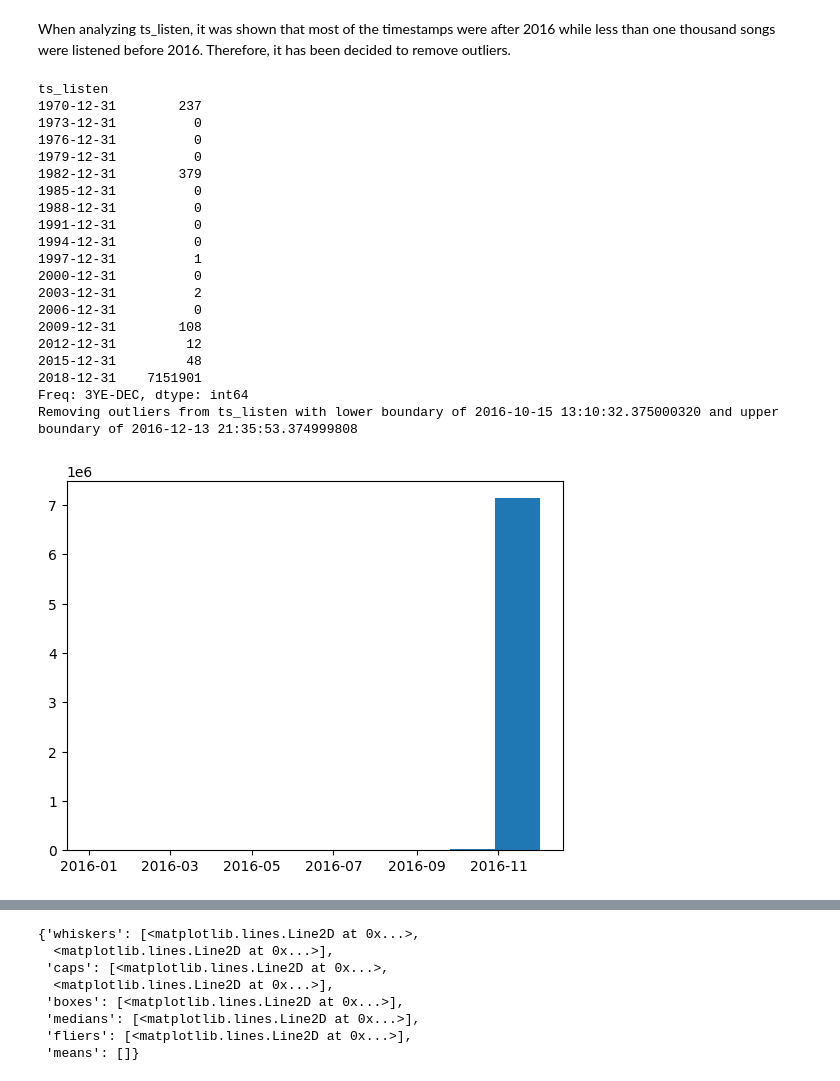
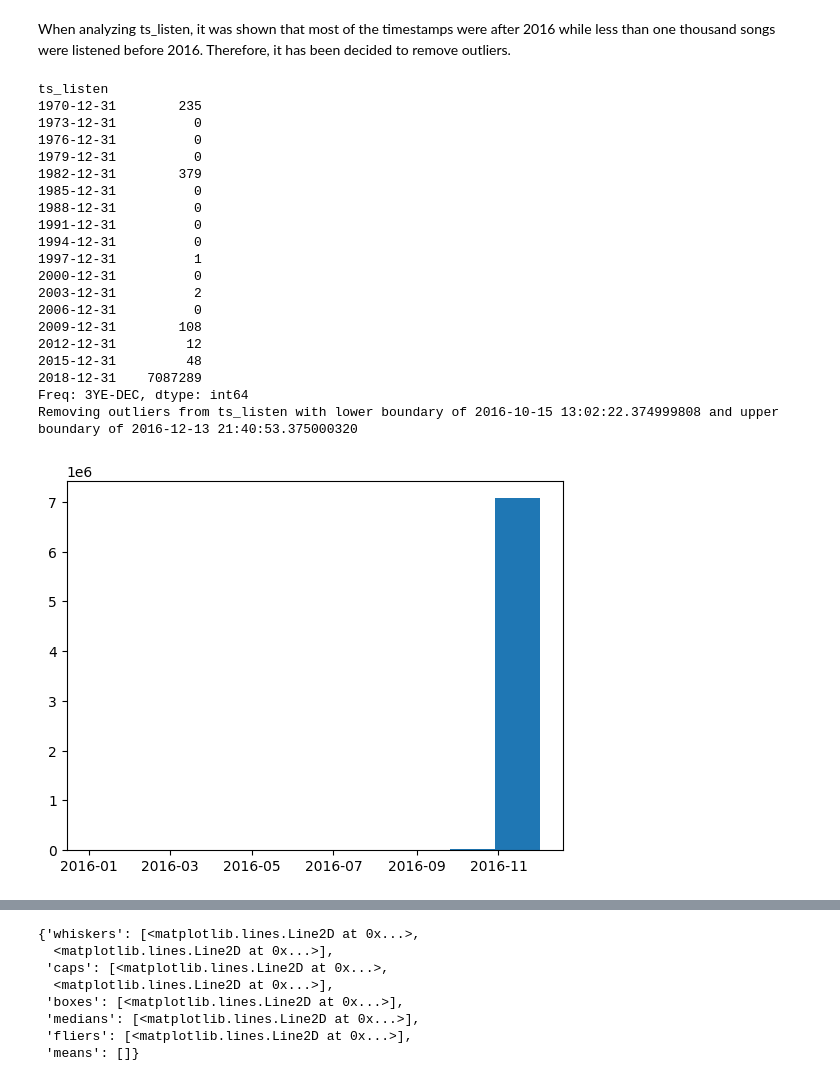
Before and after one commit to lucarenz1997/recommender_systems, a Jupyter notebook: data-prep.ipynb, the cells around one changed output, grey strips where cells are left out. Saved outputs shown, nothing was run; the diff lists cells and outputs as text; code cells hidden in the pictures.

Commit message:
data_clean

```diff
--- a/data-prep.ipynb
+++ b/data-prep.ipynb
@@ -260,16 +232,16 @@ def remove_outliers(df, col):
     print(f"Removing outliers from {col} with lower boundary of {lower_bound} and upper boundary of {upper_bound}")
     return df[(df[col] >= lower_bound) & (df[col] <= upper_bound)]
 
-# Step 1: Removing rare user_id and media_id first
-data = remove_rare_records(data, 'user_id', data.groupby('user_id').size().quantile(0.25))  # Removing inactive users
-data = remove_rare_records(data, 'media_id', data.groupby('media_id').size().quantile(0.25))  # Removing rarely played songs
+#Removing rare user_id and media_id first
+data_clean = remove_rare_records(data, 'user_id', data.groupby('user_id').size().quantile(0.25))  # Removing inactive users
+data_clean = remove_rare_records(data_clean, 'media_id', data.groupby('media_id').size().quantile(0.25))  # Removing rarely played songs
 
-# Step 2: Removing rare records from other categorical variables
-data = remove_rare_records(data, 'genre_id', data.groupby('genre_id').size().quantile(0.25))  # Removing rare genres
+#Removing rare records from other categorical variables
+data_clean = remove_rare_records(data_clean, 'genre_id', data.groupby('genre_id').size().quantile(0.25))  # Removing rare genres
 
-# Final dataset size comparison after rare records removal
+#Final dataset size comparison after rare records removal
 initial_rows = len(data)
-final_rows = len(data)
+final_rows = len(data_clean)
 removed_rows = initial_rows - final_rows
 removed_percentage = round((removed_rows / initial_rows) * 100, 2)
 
@@ -278,11 +262,11 @@ print(f"Final dataset size: {final_rows} rows (from {initial_rows} original rows
 # %%
-# Step 3: Removing outliers from media_duration
+#Removing outliers from media_duration
 plt.figure(figsize=(8, 4))
-plt.boxplot(data['media_duration'])
+plt.boxplot(data_clean['media_duration'])
 plt.title("Boxplot of Media Duration Before Outlier Removal")
 plt.show()
 
-data = remove_outliers(data, 'media_duration')
+data_clean = remove_outliers(data_clean, 'media_duration')
 
 
 # Remove outliers using the IQR method
@@ -295,6 +279,6 @@ def remove_outliers(df, col):
     print(f"Removing outliers from {col} with lower boundary of {lower_bound} and upper boundary of {upper_bound}")
     return df[(df[col] >= lower_bound) & (df[col] <= upper_bound)]
 
-plt.boxplot(data['media_duration']) # quite a few songs that seem to last for hours or even days. Let's remove them.
+plt.boxplot(data_clean['media_duration']) # quite a few songs that seem to last for hours or even days. Let's remove them.
 
-data = remove_outliers(data,'media_duration')
+data_clean = remove_outliers(data_clean,'media_duration')
@@ -302,37 +291,37 @@ data = remove_outliers(data,'media_duration')
 When analyzing ts_listen, it was shown that most of the timestamps were after 2016 while less than one thousand songs were listened before 2016. Therefore, it has been decided to remove outliers.
 # %%
 # Grouping by 3-year intervals to see the approximate counts
-grouped_data = data.groupby(pd.Grouper(key='ts_listen', freq='3YE')).size()
+grouped_data = data_clean.groupby(pd.Grouper(key='ts_listen', freq='3YE')).size()
 print(grouped_data) # We can start at 2016
 
-len(data[data['ts_listen'] < pd.Timestamp('2015-12-31')])
+len(data_clean[data_clean['ts_listen'] < pd.Timestamp('2015-12-31')])
 
-tmp = data[data['ts_listen'] > pd.Timestamp('2015-12-31')]
+tmp = data_clean[data_clean['ts_listen'] > pd.Timestamp('2015-12-31')]
 plt.hist(tmp['ts_listen'])
 
 # outlier removal
-data = remove_outliers(data,'ts_listen')
+data_clean = remove_outliers(data_clean,'ts_listen')
 # %% [output]
 ts_listen
-1970-12-31        237
+1970-12-31        235
 1973-12-31          0
 1976-12-31          0
 1979-12-31          0
 1982-12-31        379
 1985-12-31          0
 1988-12-31          0
 1991-12-31          0
 1994-12-31          0
 1997-12-31          1
 2000-12-31          0
 2003-12-31          2
 2006-12-31          0
 2009-12-31        108
 2012-12-31         12
 2015-12-31         48
-2018-12-31    7151901
+2018-12-31    7087289
 Freq: 3YE-DEC, dtype: int64
-Removing outliers from ts_listen with lower boundary of 2016-10-15 13:10:32.375000320 and upper boundary of 2016-12-13 21:35:53.374999808
+Removing outliers from ts_listen with lower boundary of 2016-10-15 13:02:22.374999808 and upper boundary of 2016-12-13 21:40:53.375000320
-[figure, old version]
+[figure, new version]
 # %%
 # After outlier removal
```
Also changed, not shown: parts of 15 cells of this notebook.
